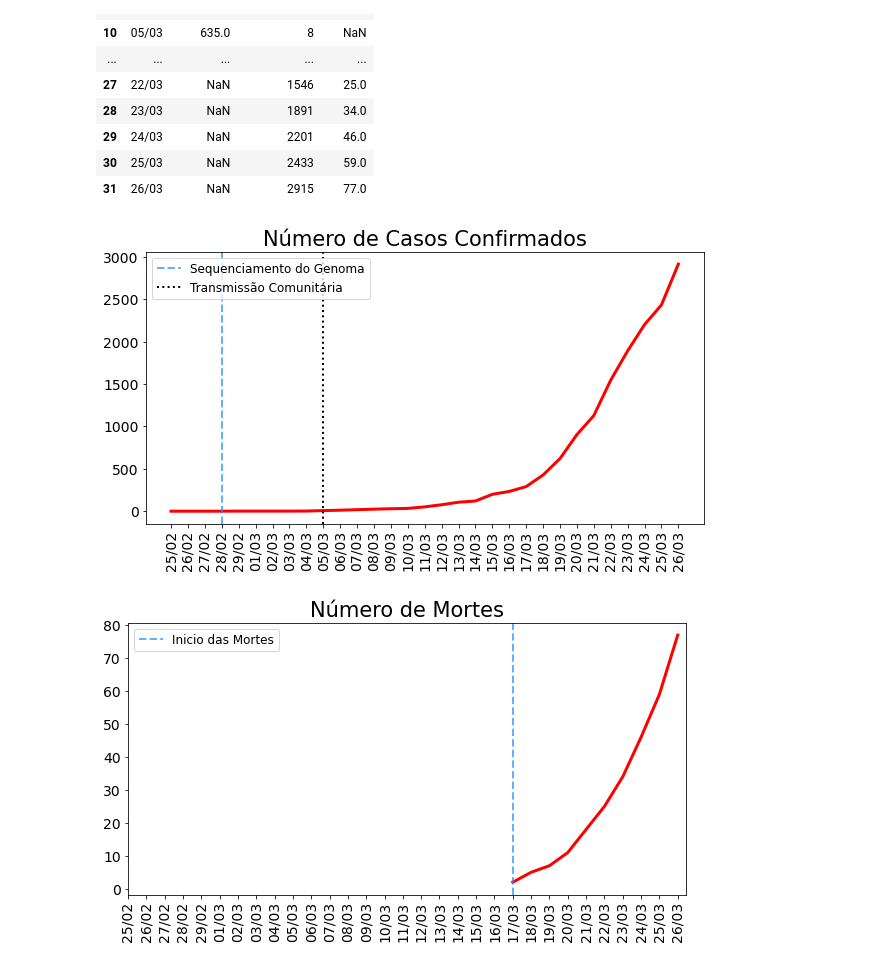
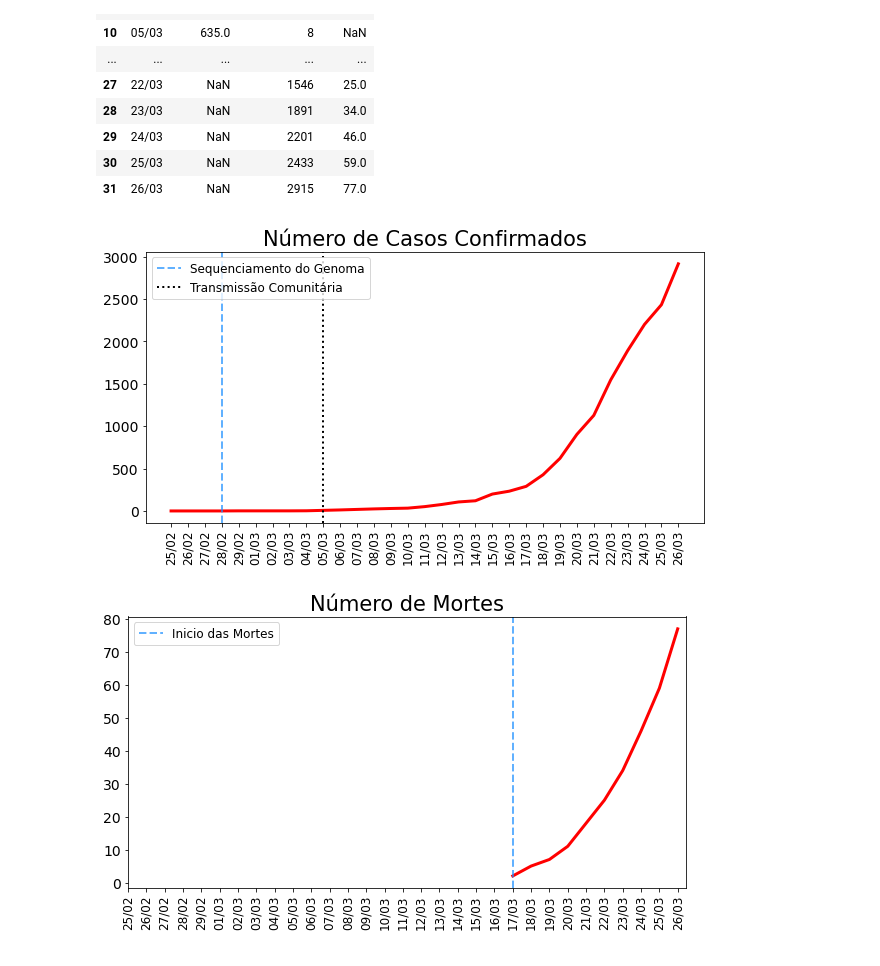
Before and after one commit to tassiovirginio/COVID-19, a Jupyter notebook: COVID_19_Brasil.ipynb, the cells around one changed output. Drawn from its saved outputs; the diff is of its cells as text; code cells hidden in the pictures.

```diff
--- a/COVID_19_Brasil.ipynb
+++ b/COVID_19_Brasil.ipynb
@@ -48,24 +48,24 @@ import numpy as np
 # %%
 plt.figure(figsize=(10, 5))
 plt.plot(df['Data'], df['Confirmados'].to_numpy(), linewidth=3, color='red', label=None)
-plt.xticks(df['Data'], rotation=90, fontsize=14)
+plt.xticks(df['Data'], rotation=90, fontsize=12)
 plt.yticks(fontsize=14)
 plt.title('Número de Casos Confirmados', fontsize=21)
 
 plt.axvline(3, 0, 8000, color='dodgerblue', linestyle='--', linewidth=2, alpha=0.7, label='Sequenciamento do Genoma')
 plt.axvline(9, 0, 8000, color='k', linestyle='dotted', linewidth=2, alpha=1, label='Transmissão Comunitária')
 
 plt.legend(loc=2, fancybox=True, fontsize=12)
 
 plt.savefig('imagens/Confirmados-Total.png', format='png', dpi=100)
 
 plt.show()
 # %% [output]
-[figure, old version]
+[figure, new version]
 # %%
 plt.figure(figsize=(10, 5))
 plt.plot(df['Data'], df['Mortes'].to_numpy(), linewidth=3, color='red', label=None)
-plt.xticks(df['Data'], rotation=90, fontsize=14)
+plt.xticks(df['Data'], rotation=90, fontsize=12)
 plt.yticks(fontsize=14)
 plt.title('Número de Mortes', fontsize=21)
 
@@ -77,4 +77,4 @@ plt.savefig('imagens/Numero-Mortes-Brazil.png', format='png', dpi=100)
 
 plt.show()
 # %% [output]
-[figure, old version]
+[figure, new version]
```
Also changed, not shown: 2 other files.
